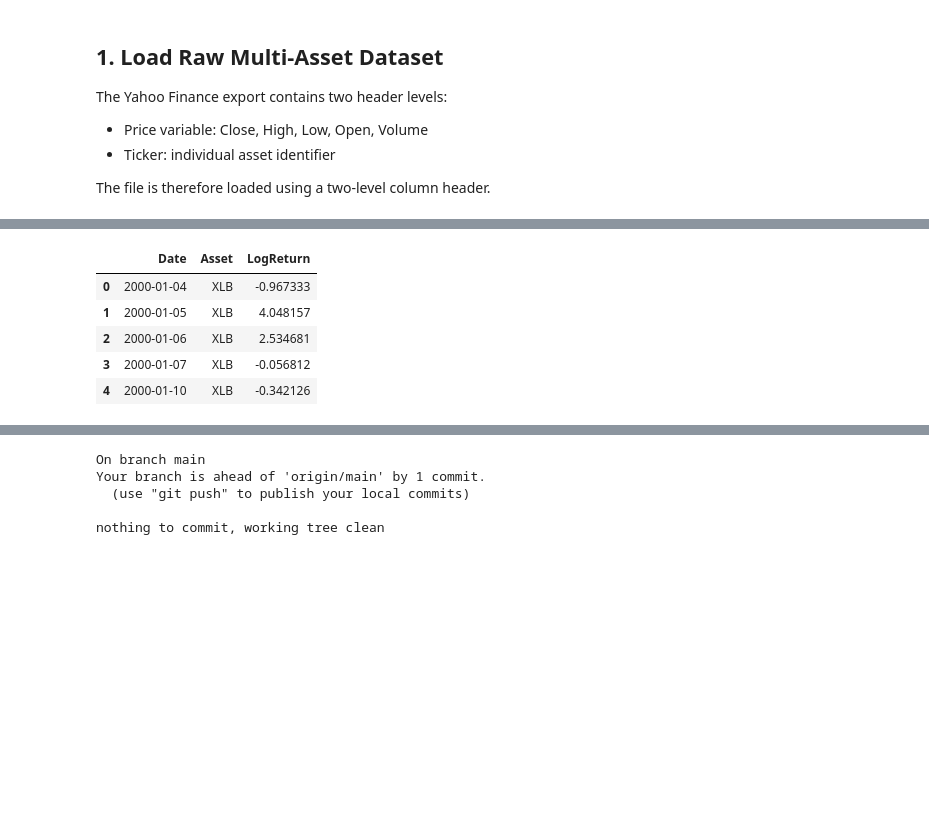
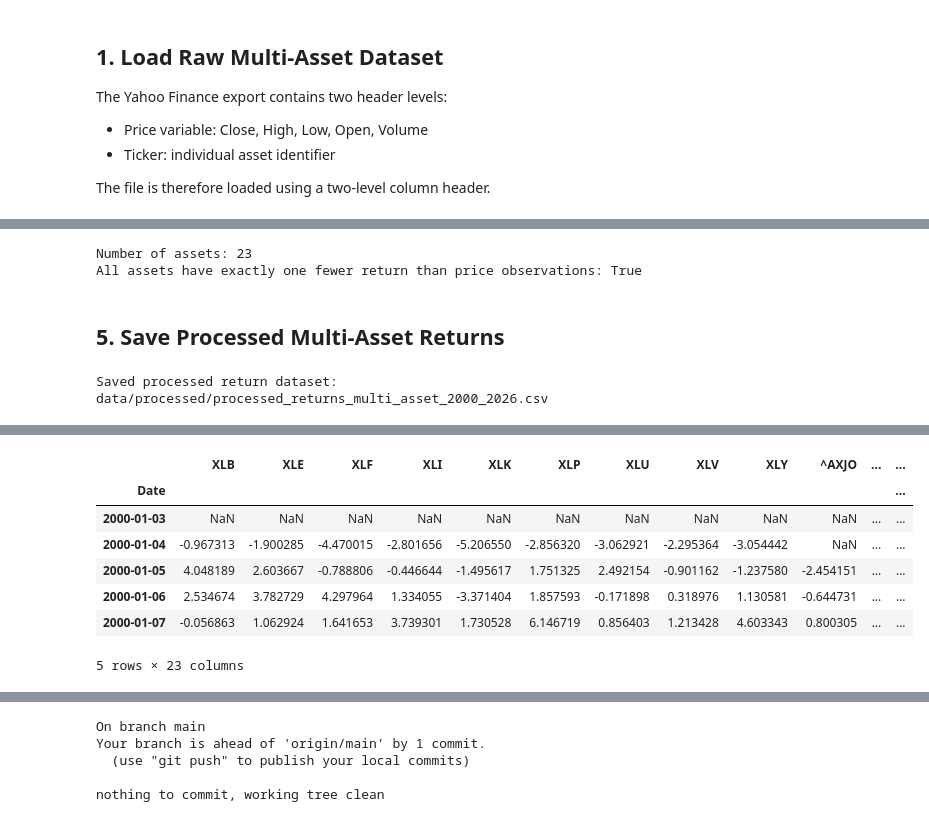
Before and after one commit to fleurclochette/Scientific-Project-SS26-Group-8, a Jupyter notebook: notebooks/02c_preprocessing_multi_asset.ipynb, the cells around one changed output, grey strips where cells are left out. Drawn from its saved outputs; the diff is of its cells as text; code cells hidden in the pictures; blank space fills up the shorter version.

```diff
--- a/notebooks/02c_preprocessing_multi_asset.ipynb
+++ b/notebooks/02c_preprocessing_multi_asset.ipynb
@@ -60,8 +44,7 @@ Current working directory:
 # %%
-RAW_PATH = "data/raw/master_raw_2000_2026.csv"
+RAW_PATH = "data/raw/master_23_assets_prices_2000_2026.csv"
 
-OUTPUT_WIDE = "data/processed/processed_returns_multi_asset_2000_2026.csv"
-OUTPUT_LONG = "data/processed/processed_returns_multi_asset_long_2000_2026.csv"
+OUTPUT_PATH = "data/processed/processed_returns_multi_asset_2000_2026.csv"
 
 print("Raw file exists:", os.path.exists(RAW_PATH))
 # %% [output]
@@ -438,12 +366,46 @@ data/processed/processed_returns_multi_asset_long_2000_2026.csv
+# %%
+print("Number of assets:", len(log_returns.columns))
+
+print(
+    "All assets have exactly one fewer return than price observations:",
+    (asset_validation["Difference"] == 1).all()
+)
+# %% [output]
+Number of assets: 23
+All assets have exactly one fewer return than price observations: True
+# %% [markdown]
+## 5. Save Processed Multi-Asset Returns
+# %%
+# Create processed-data directory if it does not exist
+os.makedirs(
+    "data/processed",
+    exist_ok=True
+)
+
+# Save the final wide-format return dataset
+log_returns.to_csv(
+    OUTPUT_PATH,
+    index=True
+)
+
+print("Saved processed return dataset:")
+print(OUTPUT_PATH)
+# %% [output]
+Saved processed return dataset:
+data/processed/processed_returns_multi_asset_2000_2026.csv
 # %%
-# reload as final sanity check
+# Reload the saved file as a final sanity check
 check = pd.read_csv(
-    OUTPUT_LONG,
-    parse_dates=["Date"]
+    OUTPUT_PATH,
+    index_col="Date",
+    parse_dates=True
 )
 
-print(check.shape)
-print(check["Asset"].nunique())
+print("Dataset shape:", check.shape)
+print("Number of assets:", len(check.columns))
+
+print("First date:", check.index.min())
+print("Last date:", check.index.max())
 
 display(check.head())
 # %% [output]
@@ -452,9 +416,11 @@ display(check.head())
-|  | Date | Asset | LogReturn |
-| 0 | 2000-01-04 | XLB | -0.967333 |
-| 1 | 2000-01-05 | XLB | 4.048157 |
-| 2 | 2000-01-06 | XLB | 2.534681 |
-| 3 | 2000-01-07 | XLB | -0.056812 |
-| 4 | 2000-01-10 | XLB | -0.342126 |
+|  | XLB | XLE | XLF | XLI | XLK | XLP | XLU | XLV | XLY | ^AXJO | ... | ... |
+| Date |  |  |  |  |  |  |  |  |  |  |  | ... |
+| 2000-01-03 | NaN | NaN | NaN | NaN | NaN | NaN | NaN | NaN | NaN | NaN | ... | ... |
+| 2000-01-04 | -0.967313 | -1.900285 | -4.470015 | -2.801656 | -5.206550 | -2.856320 | -3.062921 | -2.295364 | -3.054442 | NaN | ... | ... |
+| 2000-01-05 | 4.048189 | 2.603667 | -0.788806 | -0.446644 | -1.495617 | 1.751325 | 2.492154 | -0.901162 | -1.237580 | -2.454151 | ... | ... |
+| 2000-01-06 | 2.534674 | 3.782729 | 4.297964 | 1.334055 | -3.371404 | 1.857593 | -0.171898 | 0.318976 | 1.130581 | -0.644731 | ... | ... |
+| 2000-01-07 | -0.056863 | 1.062924 | 1.641653 | 3.739301 | 1.730528 | 6.146719 | 0.856403 | 1.213428 | 4.603343 | 0.800305 | ... | ... |
+5 rows × 23 columns
 # %%
 %cd /content/Scientific-Project-SS26
 
```
Also changed, not shown: parts of 39 cells of this notebook.
